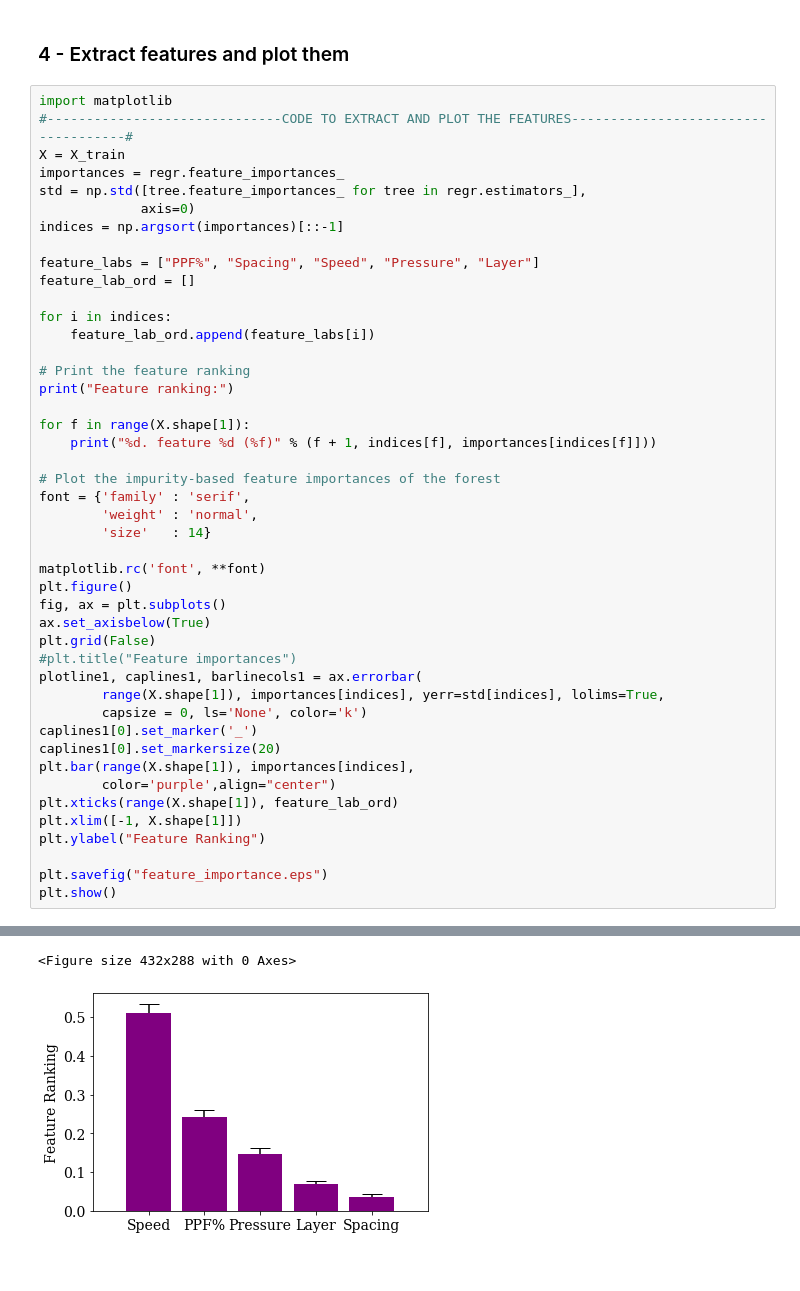
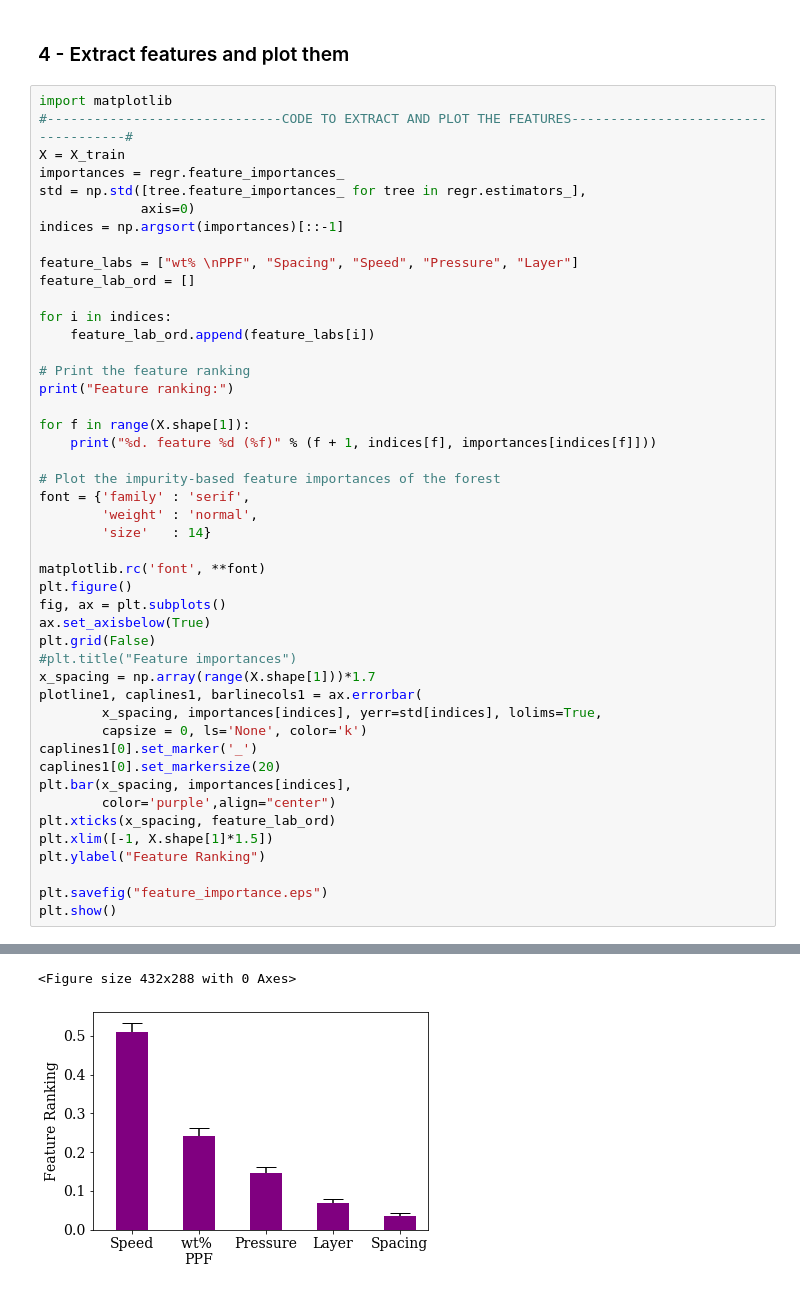
Before and after one commit to KavrakiLab/bioMateriaLs, a Jupyter notebook: P1-Feature_importance.ipynb, the cells around one changed output, grey strips where cells are left out. Drawn from its saved outputs; the diff is of its cells as text.

```diff
--- a/P1-Feature_importance.ipynb
+++ b/P1-Feature_importance.ipynb
@@ -57,7 +57,7 @@ std = np.std([tree.feature_importances_ for tree in regr.estimators_],
              axis=0)
 indices = np.argsort(importances)[::-1]
 
-feature_labs = ["PPF%", "Spacing", "Speed", "Pressure", "Layer"]
+feature_labs = ["wt% \nPPF", "Spacing", "Speed", "Pressure", "Layer"]
 feature_lab_ord = []
 
 for i in indices:
@@ -70,35 +70,36 @@ for f in range(X.shape[1]):
     print("%d. feature %d (%f)" % (f + 1, indices[f], importances[indices[f]]))
 
 # Plot the impurity-based feature importances of the forest
 font = {'family' : 'serif',
         'weight' : 'normal',
         'size'   : 14}
 
 matplotlib.rc('font', **font)
 plt.figure()
 fig, ax = plt.subplots()
 ax.set_axisbelow(True)
 plt.grid(False)
 #plt.title("Feature importances")
+x_spacing = np.array(range(X.shape[1]))*1.7
 plotline1, caplines1, barlinecols1 = ax.errorbar(
-        range(X.shape[1]), importances[indices], yerr=std[indices], lolims=True,
+        x_spacing, importances[indices], yerr=std[indices], lolims=True,
         capsize = 0, ls='None', color='k')
 caplines1[0].set_marker('_')
 caplines1[0].set_markersize(20)
-plt.bar(range(X.shape[1]), importances[indices],
+plt.bar(x_spacing, importances[indices],
         color='purple',align="center")
-plt.xticks(range(X.shape[1]), feature_lab_ord)
-plt.xlim([-1, X.shape[1]])
+plt.xticks(x_spacing, feature_lab_ord)
+plt.xlim([-1, X.shape[1]*1.5])
 plt.ylabel("Feature Ranking")
 
 plt.savefig("feature_importance.eps")
 plt.show()
 # %% [output]
 Feature ranking:
 1. feature 2 (0.510071)
 2. feature 0 (0.241523)
 3. feature 3 (0.145407)
 4. feature 4 (0.068581)
 5. feature 1 (0.034418)
 <Figure size 432x288 with 0 Axes>
-[figure, old version]
+[figure, new version]
```
Also changed, not shown: parts of 1 cell of this notebook, 22 other files.
